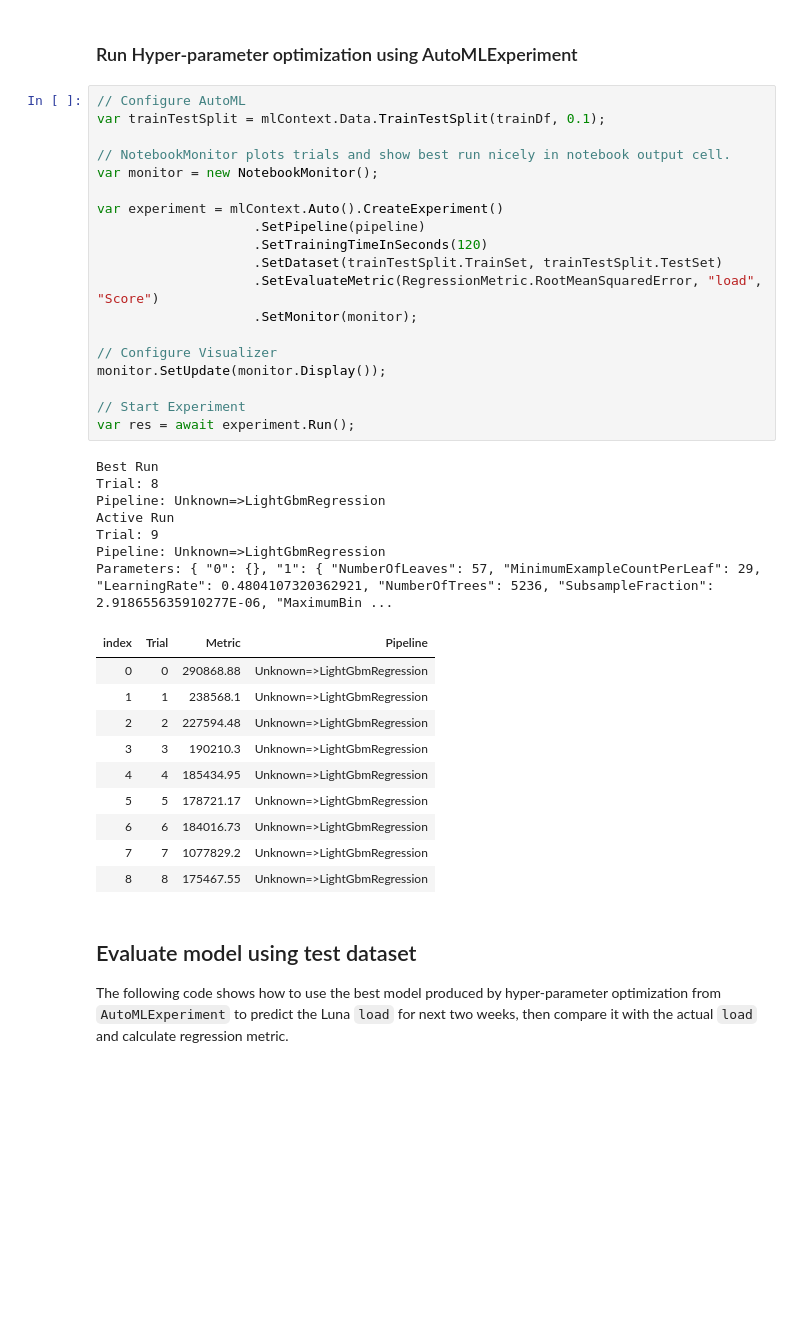
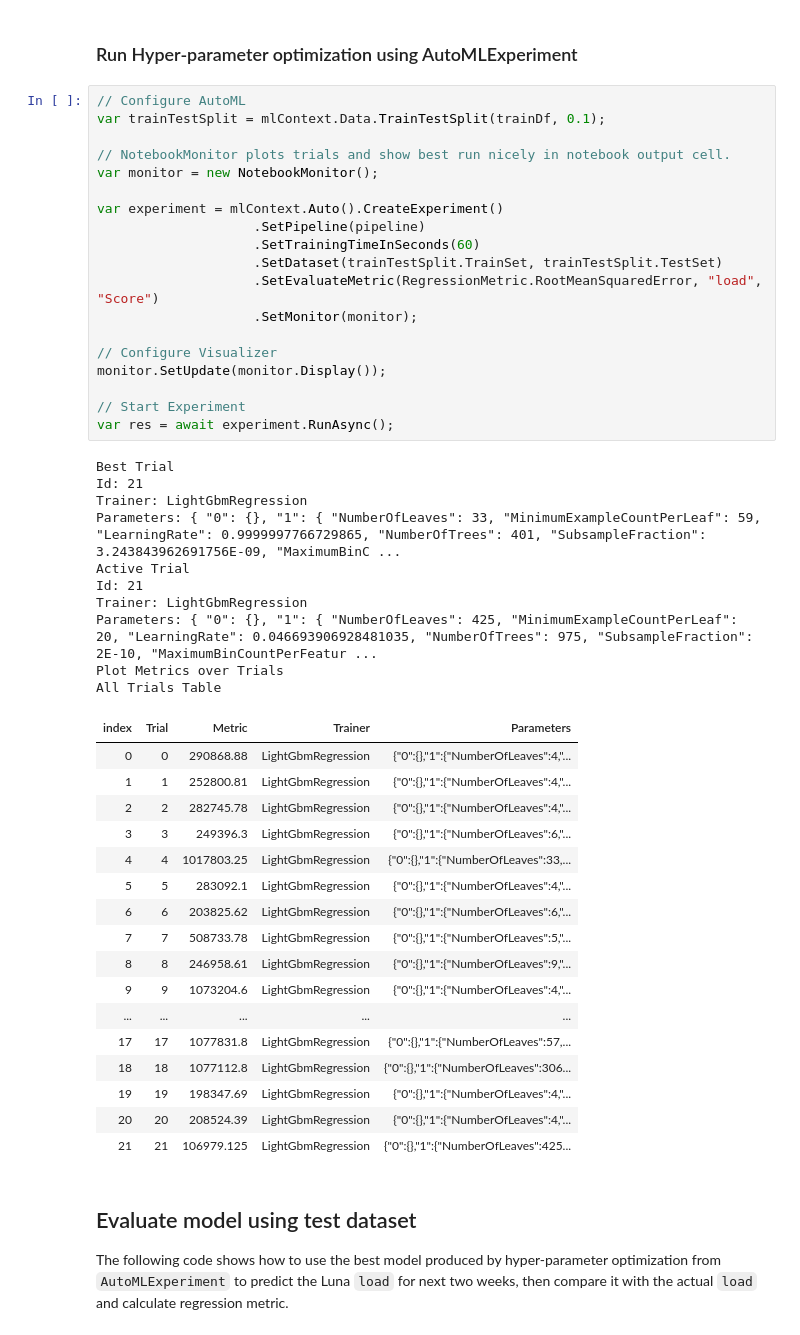
Before and after one commit to dotnet/csharp-notebooks, a Jupyter notebook: machine-learning/E2E-Forecasting using Regression with Luna Dataset.ipynb, the cells around one changed output. Saved outputs shown, nothing was run; the diff lists cells and outputs as text; blank space fills up the shorter version.

```diff
--- a/machine-learning/E2E-Forecasting using Regression with Luna Dataset.ipynb
+++ b/machine-learning/E2E-Forecasting using Regression with Luna Dataset.ipynb
@@ -111,40 +103,50 @@ var pipeline = mlContext.Transforms.Concatenate(@"Features", featureColumns.ToAr
 # %%
 // Configure AutoML
 var trainTestSplit = mlContext.Data.TrainTestSplit(trainDf, 0.1);
 
 // NotebookMonitor plots trials and show best run nicely in notebook output cell.
 var monitor = new NotebookMonitor();
 
 var experiment = mlContext.Auto().CreateExperiment()
                     .SetPipeline(pipeline)
-                    .SetTrainingTimeInSeconds(120)
+                    .SetTrainingTimeInSeconds(60)
                     .SetDataset(trainTestSplit.TrainSet, trainTestSplit.TestSet)
                     .SetEvaluateMetric(RegressionMetric.RootMeanSquaredError, "load", "Score")
 					.SetMonitor(monitor);
 
 // Configure Visualizer
 monitor.SetUpdate(monitor.Display());
 
 // Start Experiment
-var res = await experiment.Run();
+var res = await experiment.RunAsync();
 # %% [output]
-Best Run
-Trial: 8
-Pipeline: Unknown=>LightGbmRegression
-Active Run
-Trial: 9
-Pipeline: Unknown=>LightGbmRegression
-Parameters: { "0": {}, "1": { "NumberOfLeaves": 57, "MinimumExampleCountPerLeaf": 29, "LearningRate": 0.4804107320362921, "NumberOfTrees": 5236, "SubsampleFraction": 2.918655635910277E-06, "MaximumBin ...
+Best Trial
+Id: 21
+Trainer: LightGbmRegression
+Parameters: { "0": {}, "1": { "NumberOfLeaves": 33, "MinimumExampleCountPerLeaf": 59, "LearningRate": 0.9999997766729865, "NumberOfTrees": 401, "SubsampleFraction": 3.243843962691756E-09, "MaximumBinC ...
+Active Trial
+Id: 21
+Trainer: LightGbmRegression
+Parameters: { "0": {}, "1": { "NumberOfLeaves": 425, "MinimumExampleCountPerLeaf": 20, "LearningRate": 0.046693906928481035, "NumberOfTrees": 975, "SubsampleFraction": 2E-10, "MaximumBinCountPerFeatur ...
+Plot Metrics over Trials
+All Trials Table
-| index | Trial | Metric | Pipeline |
-| 0 | 0 | 290868.88 | Unknown=>LightGbmRegression |
-| 1 | 1 | 238568.1 | Unknown=>LightGbmRegression |
-| 2 | 2 | 227594.48 | Unknown=>LightGbmRegression |
-| 3 | 3 | 190210.3 | Unknown=>LightGbmRegression |
-| 4 | 4 | 185434.95 | Unknown=>LightGbmRegression |
-| 5 | 5 | 178721.17 | Unknown=>LightGbmRegression |
-| 6 | 6 | 184016.73 | Unknown=>LightGbmRegression |
-| 7 | 7 | 1077829.2 | Unknown=>LightGbmRegression |
-| 8 | 8 | 175467.55 | Unknown=>LightGbmRegression |
+| index | Trial | Metric | Trainer | Parameters |
+| 0 | 0 | 290868.88 | LightGbmRegression | {"0":{},"1":{"NumberOfLeaves":4,"... |
+| 1 | 1 | 252800.81 | LightGbmRegression | {"0":{},"1":{"NumberOfLeaves":4,"... |
+| 2 | 2 | 282745.78 | LightGbmRegression | {"0":{},"1":{"NumberOfLeaves":4,"... |
+| 3 | 3 | 249396.3 | LightGbmRegression | {"0":{},"1":{"NumberOfLeaves":6,"... |
+| 4 | 4 | 1017803.25 | LightGbmRegression | {"0":{},"1":{"NumberOfLeaves":33,... |
+| 5 | 5 | 283092.1 | LightGbmRegression | {"0":{},"1":{"NumberOfLeaves":4,"... |
+| 6 | 6 | 203825.62 | LightGbmRegression | {"0":{},"1":{"NumberOfLeaves":6,"... |
+| 7 | 7 | 508733.78 | LightGbmRegression | {"0":{},"1":{"NumberOfLeaves":5,"... |
+| 8 | 8 | 246958.61 | LightGbmRegression | {"0":{},"1":{"NumberOfLeaves":9,"... |
+| 9 | 9 | 1073204.6 | LightGbmRegression | {"0":{},"1":{"NumberOfLeaves":4,"... |
+| ... | ... | ... | ... | ... |
+| 17 | 17 | 1077831.8 | LightGbmRegression | {"0":{},"1":{"NumberOfLeaves":57,... |
+| 18 | 18 | 1077112.8 | LightGbmRegression | {"0":{},"1":{"NumberOfLeaves":306... |
+| 19 | 19 | 198347.69 | LightGbmRegression | {"0":{},"1":{"NumberOfLeaves":4,"... |
+| 20 | 20 | 208524.39 | LightGbmRegression | {"0":{},"1":{"NumberOfLeaves":4,"... |
+| 21 | 21 | 106979.125 | LightGbmRegression | {"0":{},"1":{"NumberOfLeaves":425... |
 # %% [markdown]
 ## Evaluate model using test dataset
 The following code shows how to use the best model produced by hyper-parameter optimization from `AutoMLExperiment` to predict the Luna `load` for next two weeks, then compare it with the actual `load` and calculate regression metric.
```
Also changed, not shown: parts of 3 cells of this notebook, 4 other files.
